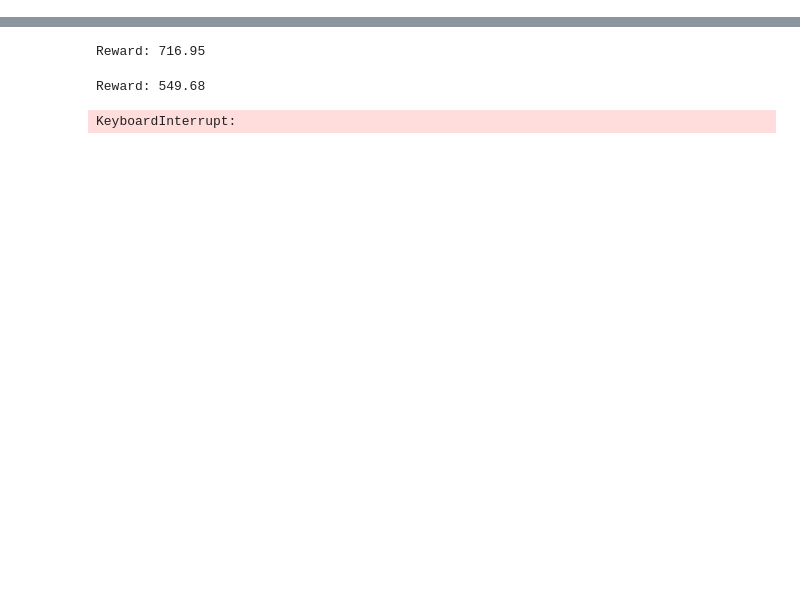
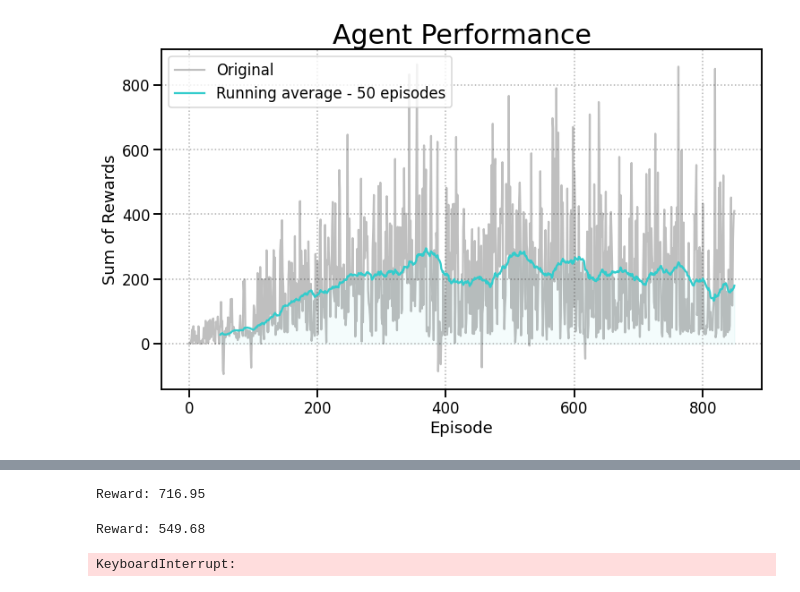
Before and after one commit to CarloCDT/RL-study-group, a Jupyter notebook: car_racing_dev/car_racing_plots.ipynb, the cells around one changed output, grey strips where cells are left out. Drawn from its saved outputs; the diff is of its cells as text; code cells hidden in the pictures; blank space fills up the shorter version.

```diff
--- a/car_racing_dev/car_racing_plots.ipynb
+++ b/car_racing_dev/car_racing_plots.ipynb
@@ -18,5 +18,10 @@ agent.load(f'trained_agents/{agent_name}.h5')
 
 agent_performance = np.load(f'trained_agents/{agent_name}.npy')
+# %%
+# Plots
+plot_performance(agent_performance, title = 'Agent Performance')
+# %% [output]
+[figure, added]
 # %%
 # Plots
 plot_performance(agent_performance, title = 'Agent Performance')
```
Also changed, not shown: parts of 2 cells of this notebook, 50 other files.
